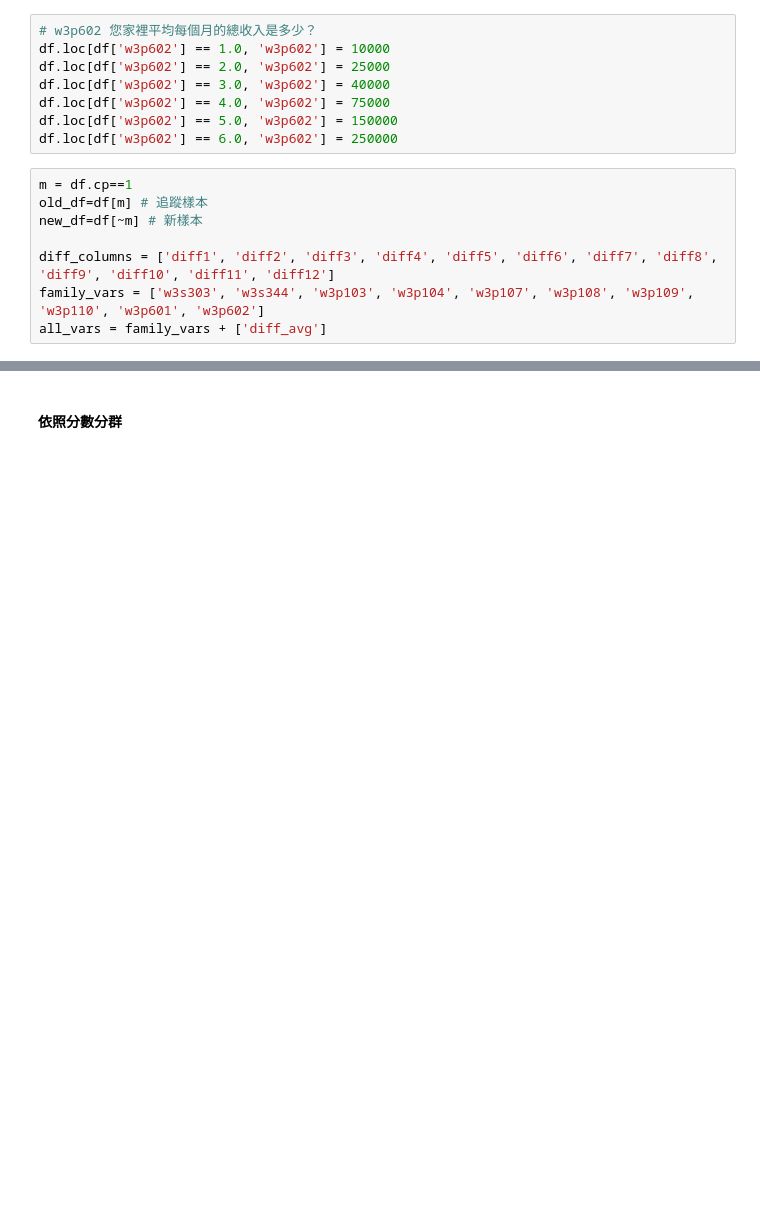
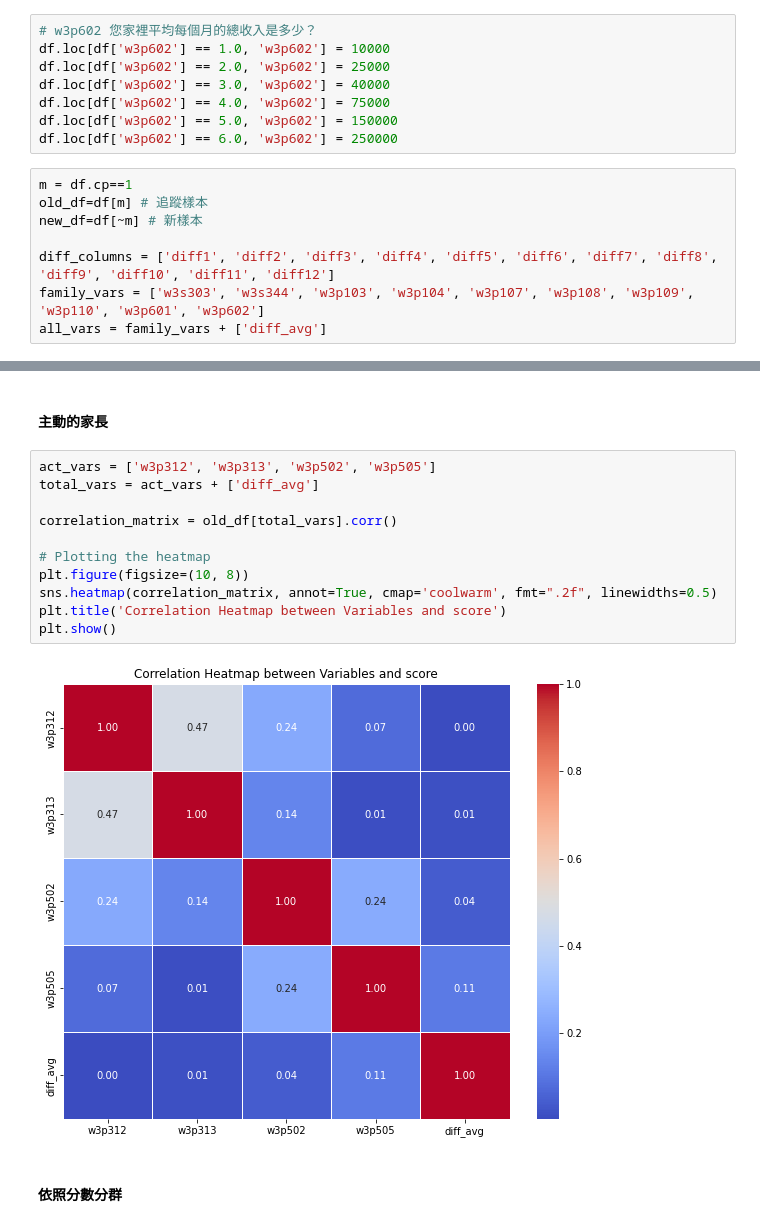
Before and after one commit to ouyang-yang/TIER, a Jupyter notebook: EE_FP.ipynb, the cells around one changed output, grey strips where cells are left out. Saved outputs shown, nothing was run; the diff lists cells and outputs as text; blank space fills up the shorter version.

```diff
--- a/EE_FP.ipynb
+++ b/EE_FP.ipynb
@@ -91,3 +91,18 @@ See the caveats in the documentation: https://pandas.pydata.org/pandas-docs/stab
+# %% [markdown]
+#### 主動的家長
+# %%
+act_vars = ['w3p312', 'w3p313', 'w3p502', 'w3p505']
+total_vars = act_vars + ['diff_avg']
+
+correlation_matrix = old_df[total_vars].corr()
+
+# Plotting the heatmap
+plt.figure(figsize=(10, 8))
+sns.heatmap(correlation_matrix, annot=True, cmap='coolwarm', fmt=".2f", linewidths=0.5)
+plt.title('Correlation Heatmap between Variables and score')
+plt.show()
+# %% [output]
+[figure, added]
 # %% [markdown]
 #### 依照分數分群
 # %%
```
Also changed, not shown: parts of 5 cells of this notebook.
